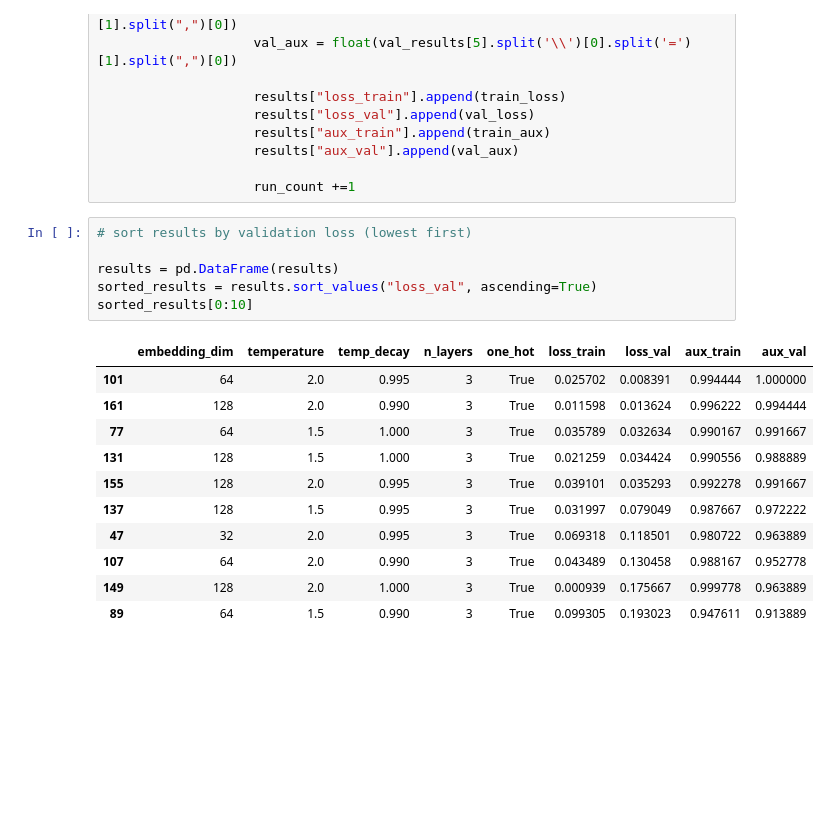
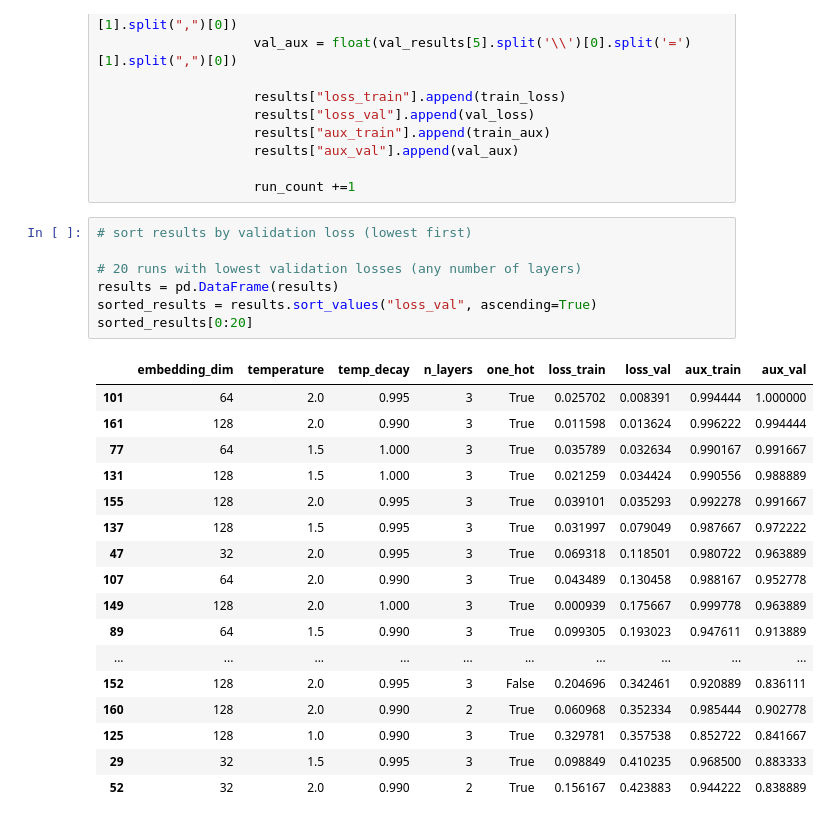
Before and after one commit to XeniaOhmer/summation_game, a Jupyter notebook: grid_search/analyze_grid_search.ipynb, the cells around one changed output. Saved outputs shown, nothing was run; the diff lists cells and outputs as text; blank space fills up the shorter version.

```diff
--- a/grid_search/analyze_grid_search.ipynb
+++ b/grid_search/analyze_grid_search.ipynb
@@ -63,19 +67,26 @@ for receiver_embed_dim in [32, 64, 128]:
 # %%
 # sort results by validation loss (lowest first)
 
+# 20 runs with lowest validation losses (any number of layers)
 results = pd.DataFrame(results)
 sorted_results = results.sort_values("loss_val", ascending=True)
-sorted_results[0:10]
+sorted_results[0:20]
 # %% [output]
 |  | embedding_dim | temperature | temp_decay | n_layers | one_hot | loss_train | loss_val | aux_train | aux_val |
 | 101 | 64 | 2.0 | 0.995 | 3 | True | 0.025702 | 0.008391 | 0.994444 | 1.000000 |
 | 161 | 128 | 2.0 | 0.990 | 3 | True | 0.011598 | 0.013624 | 0.996222 | 0.994444 |
 | 77 | 64 | 1.5 | 1.000 | 3 | True | 0.035789 | 0.032634 | 0.990167 | 0.991667 |
 | 131 | 128 | 1.5 | 1.000 | 3 | True | 0.021259 | 0.034424 | 0.990556 | 0.988889 |
 | 155 | 128 | 2.0 | 0.995 | 3 | True | 0.039101 | 0.035293 | 0.992278 | 0.991667 |
 | 137 | 128 | 1.5 | 0.995 | 3 | True | 0.031997 | 0.079049 | 0.987667 | 0.972222 |
 | 47 | 32 | 2.0 | 0.995 | 3 | True | 0.069318 | 0.118501 | 0.980722 | 0.963889 |
 | 107 | 64 | 2.0 | 0.990 | 3 | True | 0.043489 | 0.130458 | 0.988167 | 0.952778 |
 | 149 | 128 | 2.0 | 1.000 | 3 | True | 0.000939 | 0.175667 | 0.999778 | 0.963889 |
 | 89 | 64 | 1.5 | 0.990 | 3 | True | 0.099305 | 0.193023 | 0.947611 | 0.913889 |
+| ... | ... | ... | ... | ... | ... | ... | ... | ... | ... |
+| 152 | 128 | 2.0 | 0.995 | 3 | False | 0.204696 | 0.342461 | 0.920889 | 0.836111 |
+| 160 | 128 | 2.0 | 0.990 | 2 | True | 0.060968 | 0.352334 | 0.985444 | 0.902778 |
+| 125 | 128 | 1.0 | 0.990 | 3 | True | 0.329781 | 0.357538 | 0.852722 | 0.841667 |
+| 29 | 32 | 1.5 | 0.995 | 3 | True | 0.098849 | 0.410235 | 0.968500 | 0.883333 |
+| 52 | 32 | 2.0 | 0.990 | 2 | True | 0.156167 | 0.423883 | 0.944222 | 0.838889 |
 # %%
```
Also changed, not shown: parts of 3 cells of this notebook, 1 other file.
